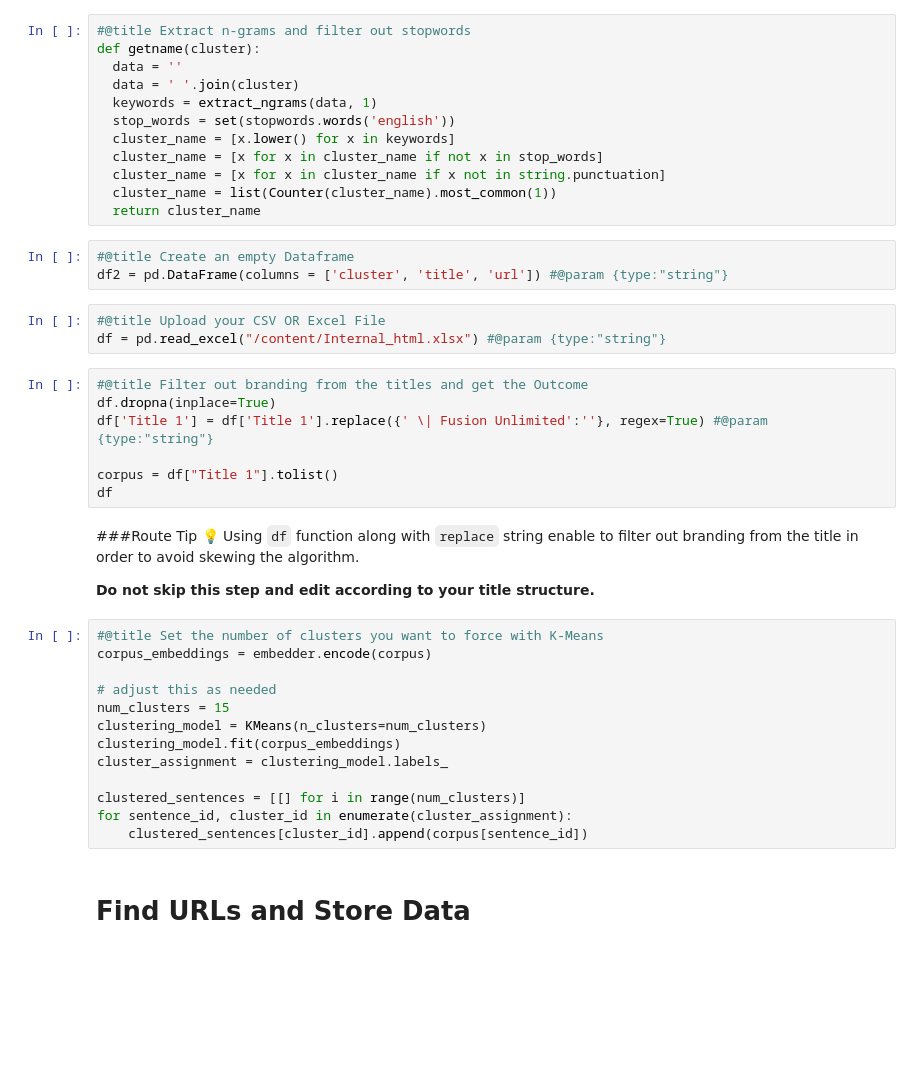
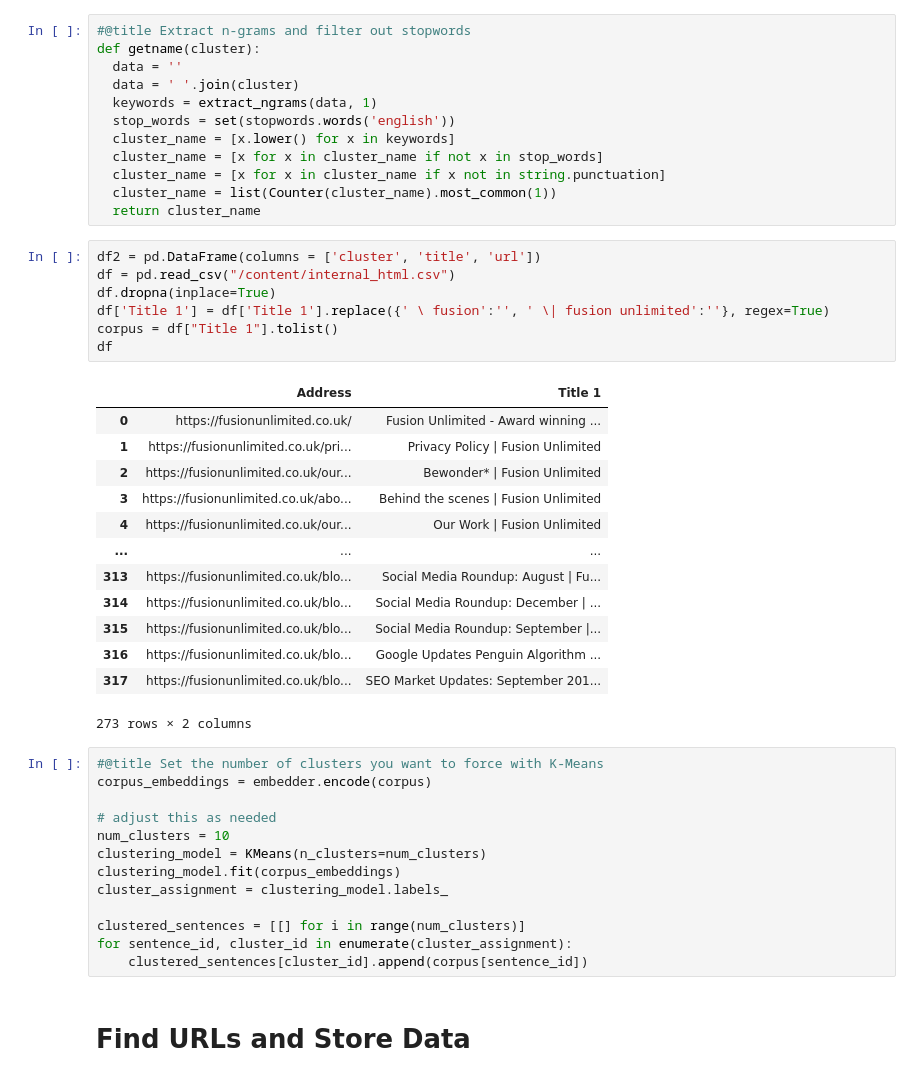
Before and after one commit to simodepth/internal_linking, a Jupyter notebook: Explore_Interlinking_Opportunities_Using_K_Means_and_Python.ipynb, the cells around one changed output. Cells and saved outputs as stored; diff of their text form; blank space fills up the shorter version.

```diff
--- a/Explore_Interlinking_Opportunities_Using_K_Means_and_Python.ipynb
+++ b/Explore_Interlinking_Opportunities_Using_K_Means_and_Python.ipynb
@@ -82,30 +114,33 @@ def getname(cluster):
   cluster_name = [x for x in cluster_name if x not in string.punctuation]
   cluster_name = list(Counter(cluster_name).most_common(1))
   return cluster_name
-# %%
-#@title Create an empty Dataframe
-df2 = pd.DataFrame(columns = ['cluster', 'title', 'url']) #@param {type:"string"}
-# %%
-#@title Upload your CSV OR Excel File
-df = pd.read_excel("/content/Internal_html.xlsx") #@param {type:"string"}
 # %%
-#@title Filter out branding from the titles and get the Outcome
+df2 = pd.DataFrame(columns = ['cluster', 'title', 'url'])
+df = pd.read_csv("/content/internal_html.csv")
 df.dropna(inplace=True)
-df['Title 1'] = df['Title 1'].replace({' \| Fusion Unlimited':''}, regex=True) #@param {type:"string"}
-
+df['Title 1'] = df['Title 1'].replace({' \ fusion':'', ' \| fusion unlimited':''}, regex=True)
 corpus = df["Title 1"].tolist()
 df
+# %% [output]
+|  | Address | Title 1 |
+| 0 | https://fusionunlimited.co.uk/ | Fusion Unlimited - Award winning ... |
+| 1 | https://fusionunlimited.co.uk/pri... | Privacy Policy | Fusion Unlimited |
+| 2 | https://fusionunlimited.co.uk/our... | Bewonder* | Fusion Unlimited |
+| 3 | https://fusionunlimited.co.uk/abo... | Behind the scenes | Fusion Unlimited |
+| 4 | https://fusionunlimited.co.uk/our... | Our Work | Fusion Unlimited |
+| ... | ... | ... |
+| 313 | https://fusionunlimited.co.uk/blo... | Social Media Roundup: August | Fu... |
+| 314 | https://fusionunlimited.co.uk/blo... | Social Media Roundup: December | ... |
+| 315 | https://fusionunlimited.co.uk/blo... | Social Media Roundup: September |... |
+| 316 | https://fusionunlimited.co.uk/blo... | Google Updates Penguin Algorithm ... |
+| 317 | https://fusionunlimited.co.uk/blo... | SEO Market Updates: September 201... |
+273 rows × 2 columns
-# %% [markdown]
-###Route Tip 💡
-Using `df` function along with `replace` string enable to filter out branding from the title in order to avoid skewing the algorithm.
-
-**Do not skip this step and edit according to your title structure.**
 # %%
 #@title Set the number of clusters you want to force with K-Means
 corpus_embeddings = embedder.encode(corpus)
 
 # adjust this as needed
-num_clusters = 15
+num_clusters = 10
 clustering_model = KMeans(n_clusters=num_clusters)
 clustering_model.fit(corpus_embeddings)
 cluster_assignment = clustering_model.labels_
```
Also changed, not shown: parts of 5 cells of this notebook.
